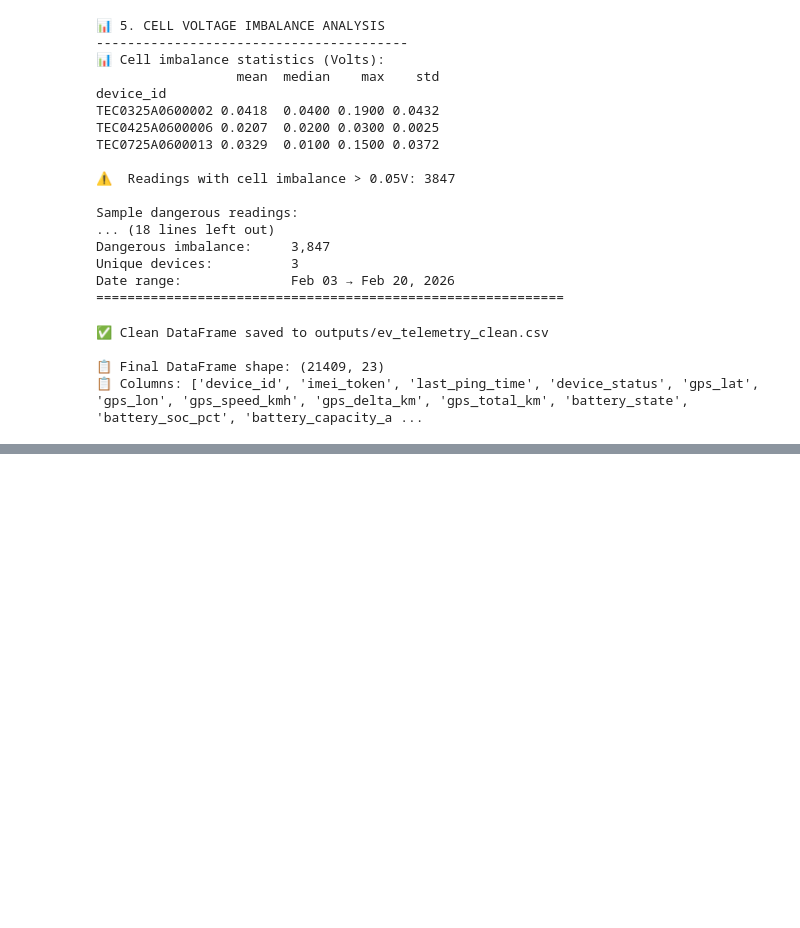
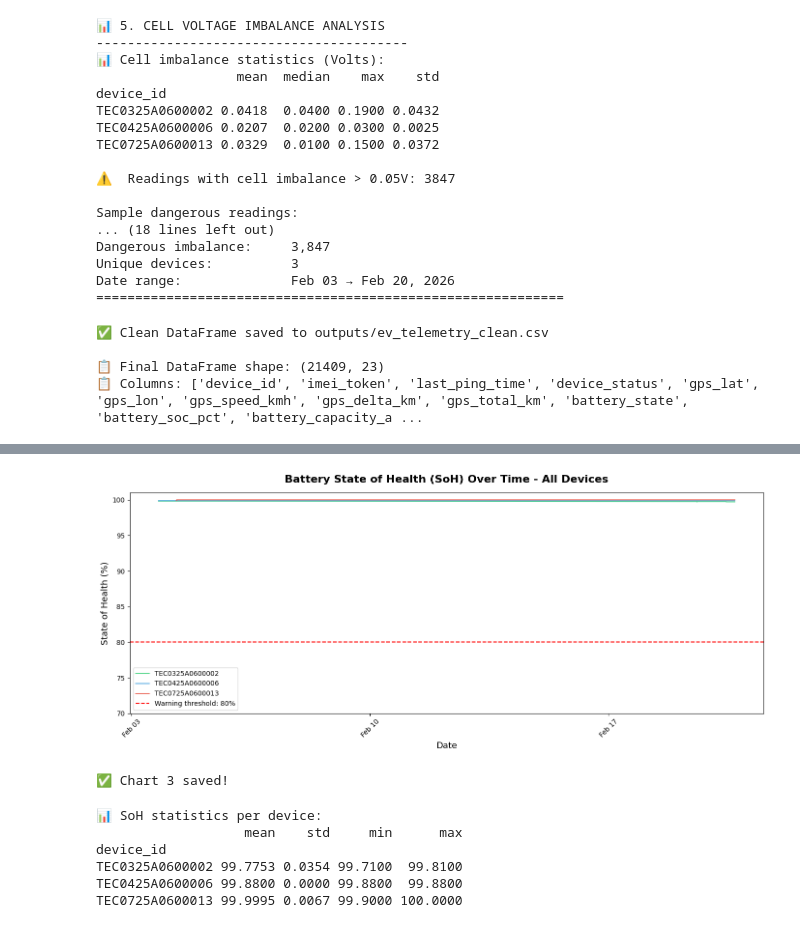
Before and after one commit to sanskarmankar/renewcred-ev-telemetry, a Jupyter notebook: notebooks/task1_pipeline.ipynb, the cells around one changed output, grey strips where cells are left out. Saved outputs shown, nothing was run; the diff lists cells and outputs as text; code cells hidden in the pictures; blank space fills up the shorter version.

```diff
--- a/notebooks/task1_pipeline.ipynb
+++ b/notebooks/task1_pipeline.ipynb
@@ -584,0 +795,62 @@ print(f"📋 Columns: {list(df.columns)}")
+# %%
+# ── Chart 3: Per-device SoH Over Time ─────────────────────
+fig, ax = plt.subplots(figsize=(14, 6))
+
+devices = df['device_id'].unique()
+colors = ['#2ecc71', '#3498db', '#e74c3c']
+
+for device, color in zip(devices, colors):
+    device_df = df[df['device_id'] == device].sort_values('ts')
+
+    ax.plot(
+        device_df['ts'],
+        device_df['battery_soh_pct'],
+        color=color,
+        linewidth=1.5,
+        label=device,
+        alpha=0.8
+    )
+
+# Add warning threshold line
+ax.axhline(
+    y=80,
+    color='red',
+    linestyle='--',
+    linewidth=1.5,
+    label='Warning threshold: 80%'
+)
+
+ax.set_title(
+    'Battery State of Health (SoH) Over Time - All Devices',
+    fontsize=16, fontweight='bold', pad=15)
+ax.set_xlabel('Date', fontsize=13)
+ax.set_ylabel('State of Health (%)', fontsize=13)
+ax.set_ylim(70, 101)
+ax.legend(fontsize=10)
+
+# Format x axis dates
+import matplotlib.dates as mdates
+ax.xaxis.set_major_formatter(mdates.DateFormatter('%b %d'))
+ax.xaxis.set_major_locator(mdates.WeekdayLocator(interval=1))
+plt.xticks(rotation=45)
+
+plt.tight_layout()
+plt.savefig('../outputs/eda_charts/chart3_soh_over_time.png',
+            bbox_inches='tight')
+plt.show()
+print("✅ Chart 3 saved!")
+# %% [output]
+[figure, added]
+✅ Chart 3 saved!
+# %%
+print("📊 SoH statistics per device:")
+print(df.groupby('device_id')['battery_soh_pct'].agg([
+    'mean', 'std', 'min', 'max'
+]).round(4).to_string())
+# %% [output]
+📊 SoH statistics per device:
+                   mean    std     min      max
+device_id
+TEC0325A0600002 99.7753 0.0354 99.7100  99.8100
+TEC0425A0600006 99.8800 0.0000 99.8800  99.8800
+TEC0725A0600013 99.9995 0.0067 99.9000 100.0000
```
Also changed, not shown: parts of 13 cells of this notebook, 7 other files.
